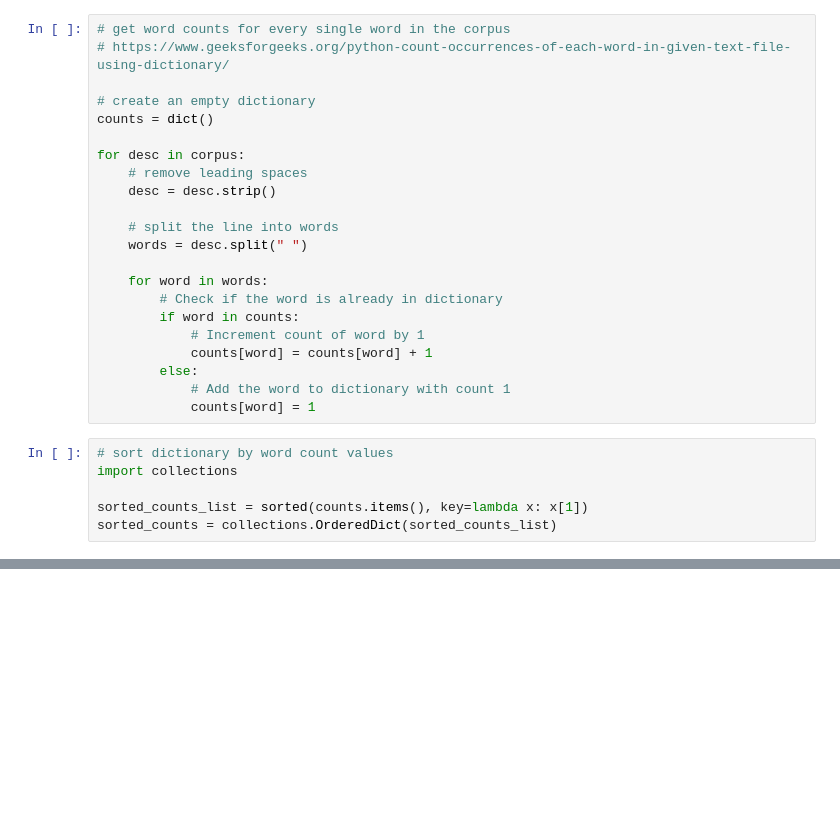
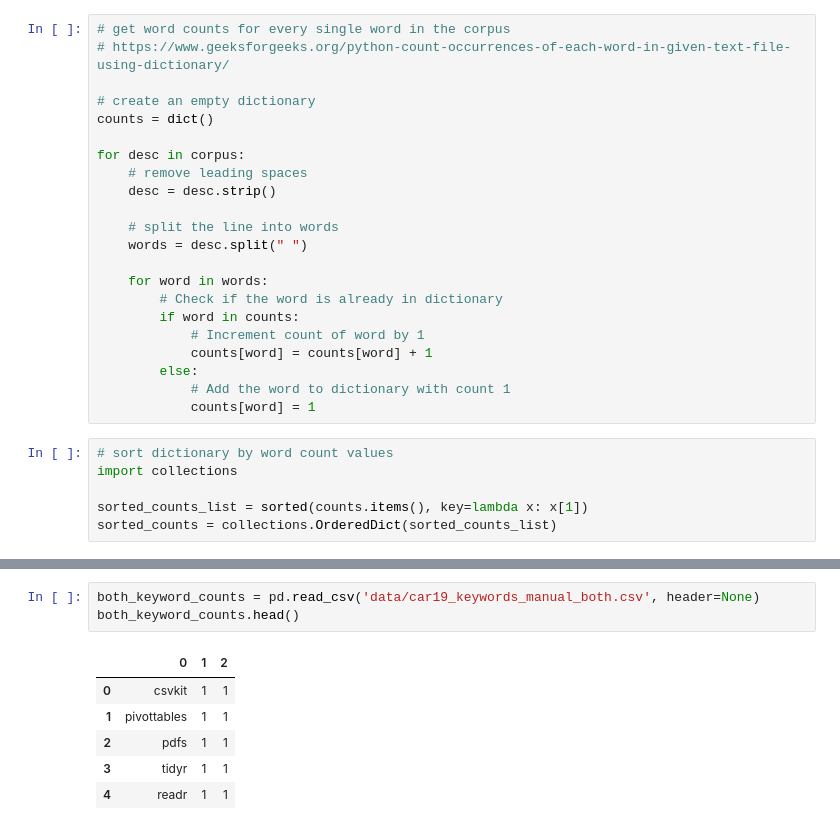
Before and after one commit to ericayee/senior-project, a Jupyter notebook: car2019_test.ipynb, the cells around one changed output, grey strips where cells are left out. Cells and saved outputs as stored; diff of their text form; blank space fills up the shorter version.

Commit message:
wrote analysis of car19 keywords to CSVs

```diff
--- a/car2019_test.ipynb
+++ b/car2019_test.ipynb
@@ -240,0 +298,10 @@ data : 354
+# %%
+both_keyword_counts = pd.read_csv('data/car19_keywords_manual_both.csv', header=None)
+both_keyword_counts.head()
+# %% [output]
+|  | 0 | 1 | 2 |
+| 0 | csvkit | 1 | 1 |
+| 1 | pivottables | 1 | 1 |
+| 2 | pdfs | 1 | 1 |
+| 3 | tidyr | 1 | 1 |
+| 4 | readr | 1 | 1 |
```
Also changed, not shown: parts of 8 cells of this notebook, 6 other files.
